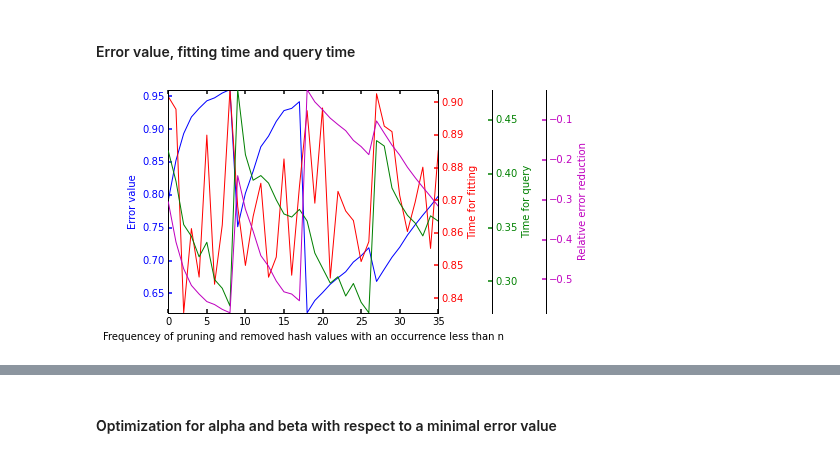
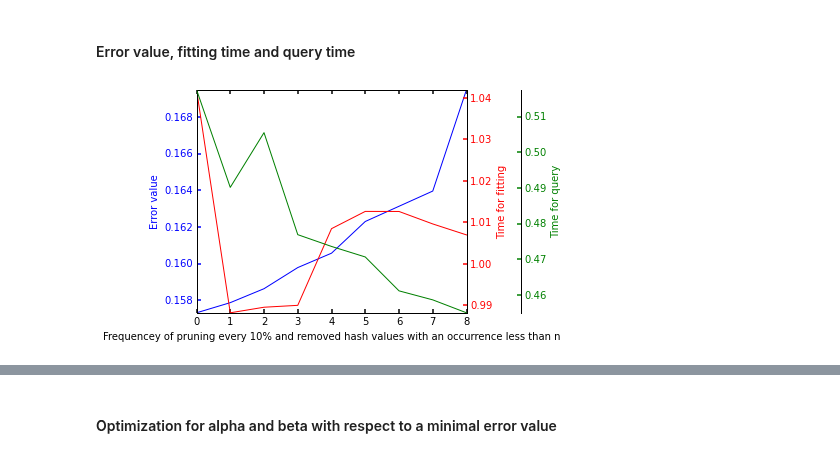
Before and after one commit to joachimwolff/sparse-neighbors-search, a Jupyter notebook: example/Methods to save memory.ipynb, the cells around one changed output, grey strips where cells are left out. Drawn from its saved outputs; the diff is of its cells as text; code cells hidden in the pictures.

```diff
--- a/example/Methods to save memory.ipynb
+++ b/example/Methods to save memory.ipynb
@@ -106,59 +109,59 @@ def createPlot(x_values_list, accuracy, time_fit, time_kneighbors, relative_erro
 
     par1 = host.twinx()
     par2 = host.twinx()
-    par3 = host.twinx()
+    #par3 = host.twinx()
 
     # Offset the right spine of par2.  The ticks and label have already been
     # placed on the right by twinx above.
     par2.spines["right"].set_position(("axes", 1.2))
-    par3.spines["right"].set_position(("axes", 1.4))
+    #par3.spines["right"].set_position(("axes", 1.4))
 
     # Having been created by twinx, par2 has its frame off, so the line of its
     # detached spine is invisible.  First, activate the frame but make the patch
     # and spines invisible.
     make_patch_spines_invisible(par2)
-    make_patch_spines_invisible(par3)
+    #make_patch_spines_invisible(par3)
 
     # Second, show the right spine.
     par2.spines["right"].set_visible(True)
-    par3.spines["right"].set_visible(True)
+    #par3.spines["right"].set_visible(True)
 
 
     p1, = host.plot(x_values_list, accuracy, "b-")
     p2, = par1.plot(x_values_list, time_fit, "r-")
     p3, = par2.plot(x_values_list, time_kneighbors, "g-")
-    p4, = par3.plot(x_values_list, relative_error_reduction, "m-")
+    #p4, = par3.plot(x_values_list, relative_error_reduction, "m-")
 
 
     host.set_xlim(min(x_values_list), max(x_values_list))
     host.set_ylim(min(accuracy), max(accuracy))
     par1.set_ylim(min(time_fit), max(time_fit))
     par2.set_ylim(min(time_kneighbors), max(time_kneighbors))
-    par3.set_ylim(min(relative_error_reduction), max(relative_error_reduction))
+    #par3.set_ylim(min(relative_error_reduction), max(relative_error_reduction))
 
 
     host.set_xlabel(xlabel)
     host.set_ylabel(ylabelAccuracy)
     par1.set_ylabel(ylabelFit)
     par2.set_ylabel(ylabelKneighbors)
-    par3.set_ylabel(ylabel_relative_error_reduction)
+    #par3.set_ylabel(ylabel_relative_error_reduction)
 
 
     host.yaxis.label.set_color(p1.get_color())
     par1.yaxis.label.set_color(p2.get_color())
     par2.yaxis.label.set_color(p3.get_color())
-    par3.yaxis.label.set_color(p4.get_color())
+    # par3.yaxis.label.set_color(p4.get_color())
 
 
     tkw = dict(size=4, width=1.5)
     host.tick_params(axis='y', colors=p1.get_color(), **tkw)
     par1.tick_params(axis='y', colors=p2.get_color(), **tkw)
     par2.tick_params(axis='y', colors=p3.get_color(), **tkw)
-    par3.tick_params(axis='y', colors=p4.get_color(), **tkw)
+    #par3.tick_params(axis='y', colors=p4.get_color(), **tkw)
 
     host.tick_params(axis='x', **tkw)
 
-    lines = [p1, p2, p3, p4]
+    lines = [p1, p2, p3]#, p4]
     plt.show()
 # %%
 def plot_score(best_values, error_list, memory_list, time_fit_list, max_memory, max_time, iteration_value_list,
@@ -514,8 +540,8 @@ plt.show()
 # %% [markdown]
 #### Error value, fitting time and query time
 # %%
-createPlot(range(len(iteration_value_list)), error_list, time_fit_list, time_kneighbors_list, relative_error_reduction_list,
-           "Frequencey of pruning and removed hash values with an occurrence less than n", "Error value",
+createPlot(range(len(iteration_value_list[:9])), error_list[:9], time_fit_list[:9], time_kneighbors_list[:9], relative_error_reduction_list[:9],
+           "Frequencey of pruning every 10% and removed hash values with an occurrence less than n", "Error value",
            "Time for fitting", "Time for query", "Relative error reduction")
 # %% [output]
-[figure, old version]
+[figure, new version]
```
Also changed, not shown: parts of 18 cells of this notebook, 5 other files.
